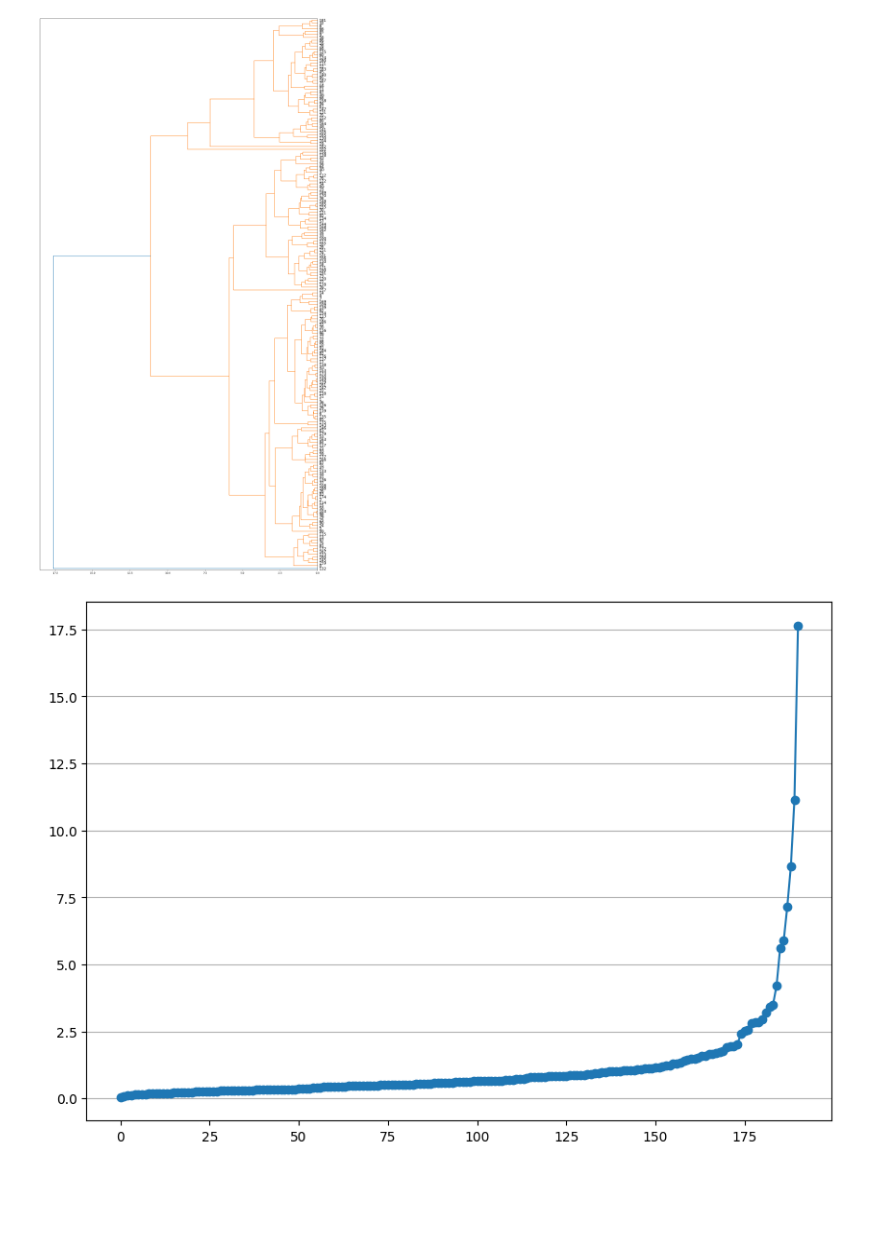
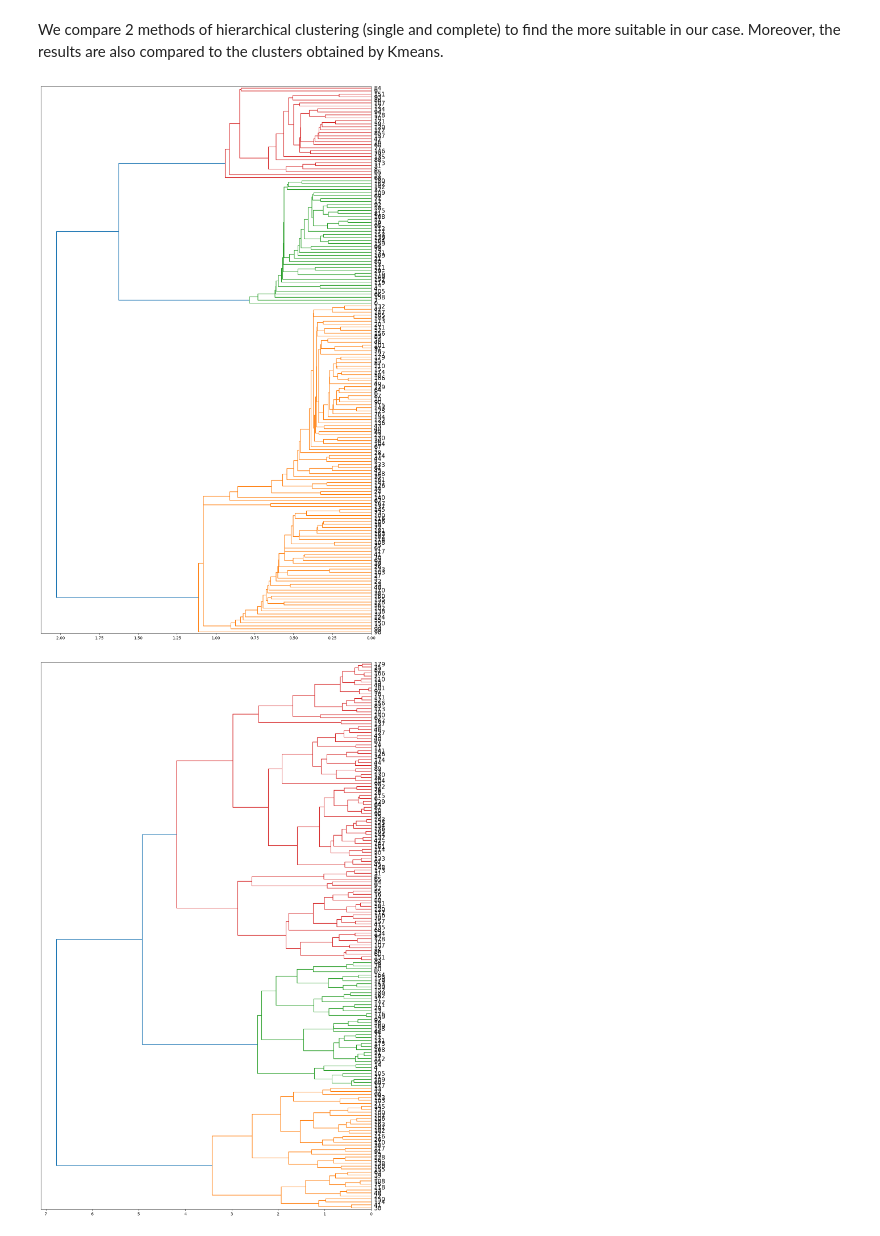
Before and after one commit to f2ire/IA_project, a Jupyter notebook: Untitled3.ipynb, the cells around one changed output. Cells and saved outputs as stored; diff of their text form; code cells hidden in the pictures; blank space fills up the shorter version.

```diff
--- a/Untitled3.ipynb
+++ b/Untitled3.ipynb
@@ -40,0 +20,4 @@ df
+# %%
+
+data = pd.read_csv("normalized_clean_dataframe.csv", index_col=0)
+clean_data=pd.read_csv("normalized_clean_dataframe_wo_outlier.csv",index_col=0)
@@ -41,23 +59,6 @@ df
 # %%
-clean_data=pd.read_csv("normalized_clean_dataframe.csv")
-clean_data=clean_data.transpose()
-clean_data.columns = clean_data.iloc[0]
-clean_data=clean_data[1:]
-clean_data=clean_data.transpose()
-clean_data=clean_data.dropna(axis=0)
-
-def Kmeans_clustering(dataframe,n_clusters,init="k-means++", n_init=10, max_iter=300,tol=0.0001, random_state=200):
-    kmEngine = KMeans(n_clusters=n_clusters,init=init, n_init=n_init, max_iter=max_iter,tol=tol, random_state=random_state)
-    kmeans2=kmEngine.fit(dataframe)
-    dataframe["num"]= kmEngine.predict(clean_data)
-    return dataframe
-
-#kmEngine = KMeans(n_clusters=4,init="k-means++", n_init=10, max_iter=300,tol=0.0001, random_state=200)
-#kmeans2=kmEngine.fit(clean_data)
-#clean_data["num"]= kmEngine.predict(clean_data)
-c=Kmeans_clustering(clean_data,4)
-sns.scatterplot(data=c, x="Urban population (% of total population)", y="Life expectancy at birth, total (years)",hue="num")
-
-def print_cluster(dataframe,num):
-    return dataframe[dataframe["num"]==num]
+df_and_cluster_wo_out,clusters_km_wo_out=cf.Kmeans_clustering(clean_data,4)
+sns.scatterplot(data=df_and_cluster_wo_out, x="Urban population (% of total population)",
+y="Life expectancy at birth, total (years)",hue="cluster_number",
+palette="Set2", legend="full")
 # %% [output]
@@ -70,17 +95,14 @@ sns.pairplot(c, hue="num")
+# %% [markdown]
+We compare 2 methods of hierarchical clustering (single and complete) to find the more suitable in our case. Moreover, the results are also compared to the clusters obtained by Kmeans.
 # %%
-def hierarchical_clustering(dataframe,nb_clust, method='complete', metric='euclidean'):
-    Z = sch.linkage(dataframe, method='complete', metric='euclidean')
-    clusters = sch.fcluster(Z, nb_clust, criterion='maxclust')
-    return Z,clusters
-
-Z,clusters=hierarchical_clustering(clean_data,4)
-fig = plt.figure(figsize=(20, 40))
-dendro = sch.dendrogram(Z, orientation='left', leaf_rotation=0, leaf_font_size=15)
+Z_single,clusters_hs= cf.hierarchical_clustering(clean_data,4,method='single')
+Z_complete,clusters_hc=cf.hierarchical_clustering(clean_data,4)
+plt.figure(figsize=(15, 25))
+dendro = sch.dendrogram(Z_single, orientation='left', leaf_rotation=0, leaf_font_size=15)
+plt.show()
+plt.figure(figsize=(15, 25))
+dendro_complete = sch.dendrogram(Z_complete, orientation='left', leaf_rotation=0, leaf_font_size=15)
+plt.show()
 # %% [output]
-[figure, old version]
+[figure, new version]
+[figure, added]
-# %%
-fig = plt.figure(figsize=(10, 7))
-plt.plot(Z[:,2],'o-')
-plt.grid(axis='y')
-# %% [output]
-[figure, removed]
```
Also changed, not shown: parts of 55 cells of this notebook, 1 other file.
